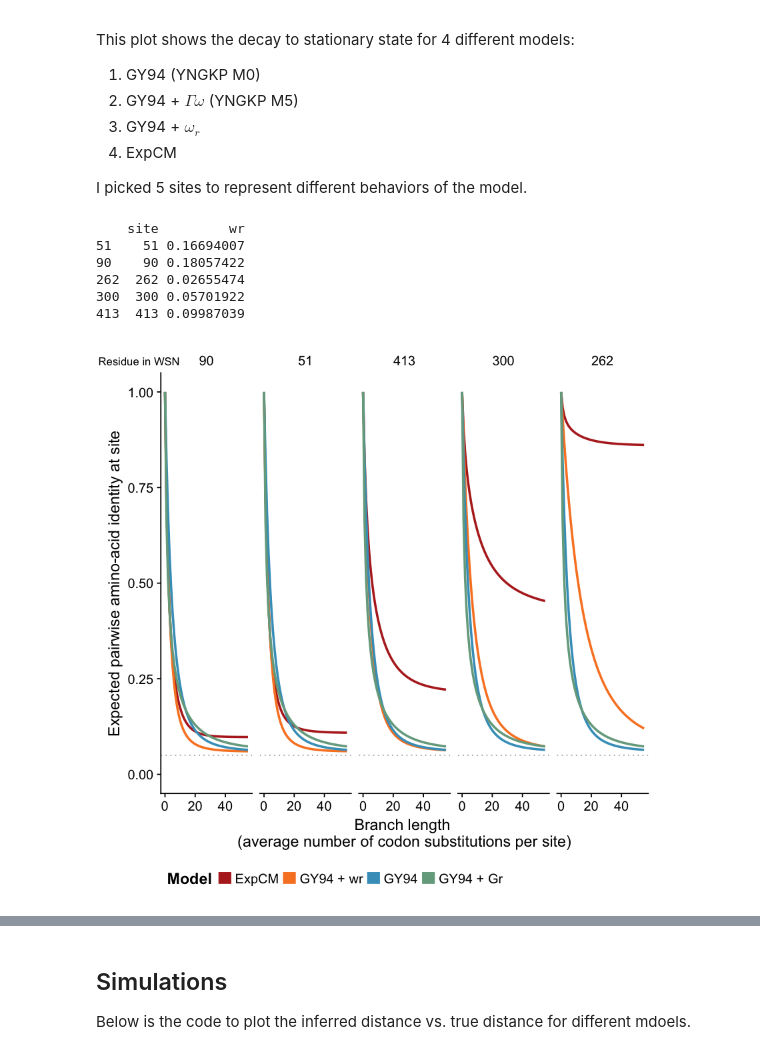
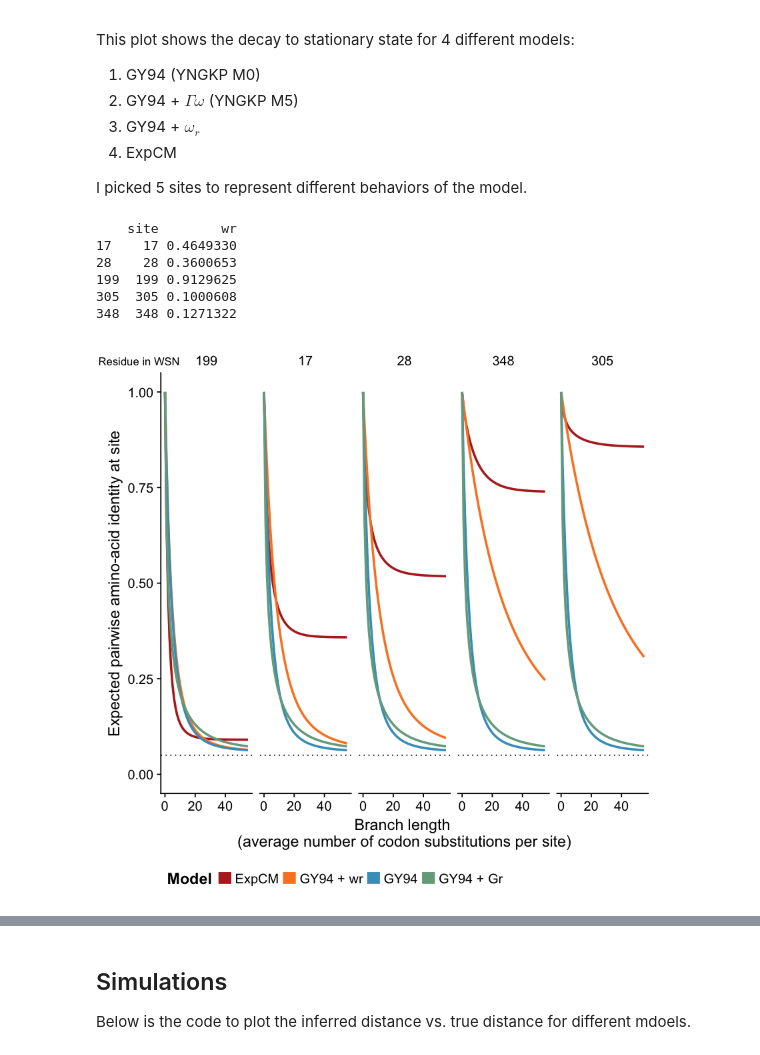
Before and after one commit to jbloomlab/divergence_timing_manuscript, a Jupyter notebook: manuscript/figures/figures.ipynb, the cells around one changed output, grey strips where cells are left out. Drawn from its saved outputs; the diff is of its cells as text; code cells hidden in the pictures.

```diff
--- a/manuscript/figures/figures.ipynb
+++ b/manuscript/figures/figures.ipynb
@@ -184,35 +183,35 @@ This plot shows the decay to stationary state for 4 different models:
 I picked 5 sites to represent different behaviors of the model.
 # %%
 df = read.csv("../../analysis/decay_to_stationary/outputs/expected_identity_given_time_t.csv")
-targets = c(90,51,413,300,262) # sites to include in the plot
+targets = c(199,17,28,348,305) # sites to include in the plot
 time = 55 # width of the x-axis
 df = df[is.element(df$Site, targets),]
 
 myColors <- c(red, orange, blue, green)
 fillScale <- scale_fill_manual(name = "Model", values = myColors)
 colorScale <- scale_color_manual(name = "Model", values = myColors)
 
 df$Site_f = factor(df$Site, levels=targets)
 df$Model = factor(df$Model, levels = c("ExpCM", "GY94 + wr", "GY94", "GY94 + Gr"))
 
 df <- df[which(df[,3]<=time),]
 
 p <- ggplot(df, aes(Time,f,color=Model)) + geom_line(size=1.0) + ylim(0,1.0)
-p <- p + facet_grid(~Site_f) + geom_hline(yintercept = 0.05, color = "darkgrey", linetype = "dotted")
+p <- p + facet_grid(~Site_f) + geom_hline(yintercept = 0.05, color = black, linetype = "dotted")
 p <- p + theme(strip.background = element_blank(), legend.position = "bottom", legend.title= element_text(face="bold"), axis.text = element_text(size=12))
 p <- p + xlab("Branch length \n(average number of codon substitutions per site)") + ylab("Expected pairwise amino-acid identity at site")
 p <- p + colorScale + guides(colour = guide_legend(override.aes = list(size=5)))
 ggdraw(p) + draw_label("Residue in WSN", x = 0.15, y = 0.97, vjust = 1, hjust = 1, size = 10)
 ggsave("_raw_decay.png", width=9, height=5)
 
 wr = read.csv("../../analysis/decay_to_stationary/outputs/spielman_wr.csv")
 wr = wr[is.element(wr$site, targets),]
 print(wr)
 # %% [output]
-    site         wr
-51    51 0.16694007
-90    90 0.18057422
-262  262 0.02655474
-300  300 0.05701922
-413  413 0.09987039
+    site        wr
+17    17 0.4649330
+28    28 0.3600653
+199  199 0.9129625
+305  305 0.1000608
+348  348 0.1271322
-[figure, old version]
+[figure, new version]
```
Also changed, not shown: parts of 6 cells of this notebook, 8 other files.
